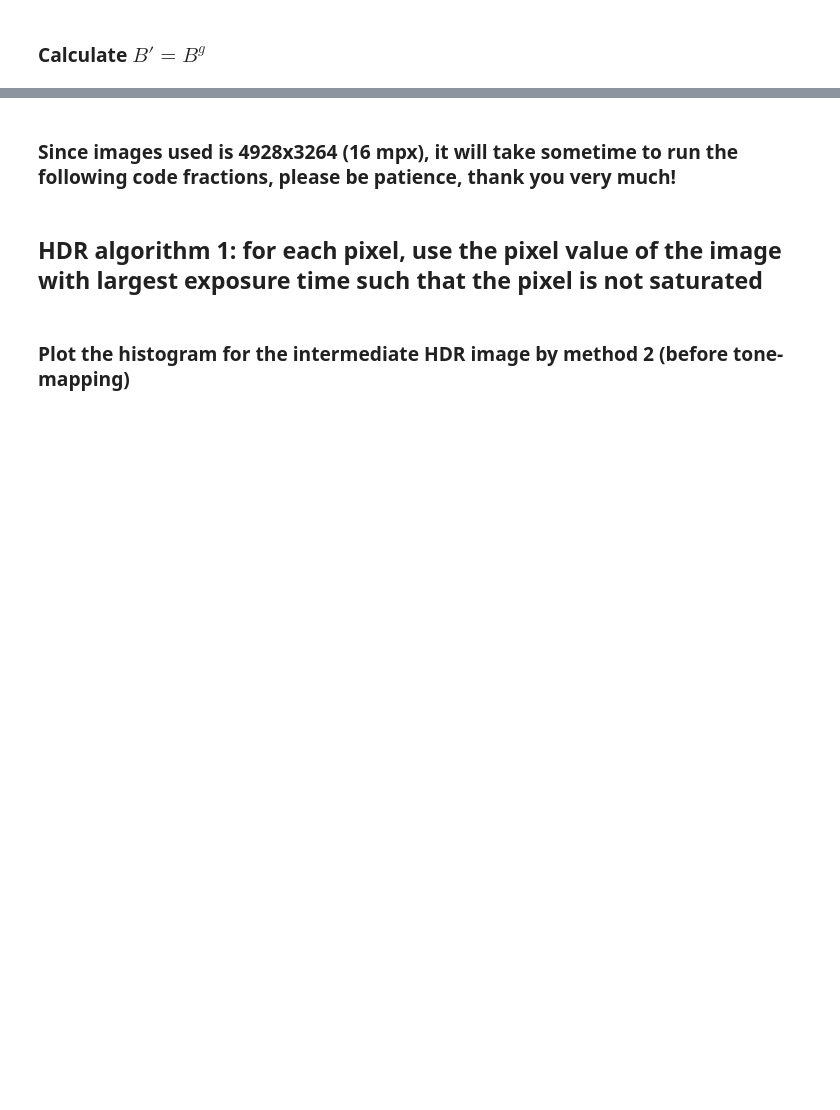
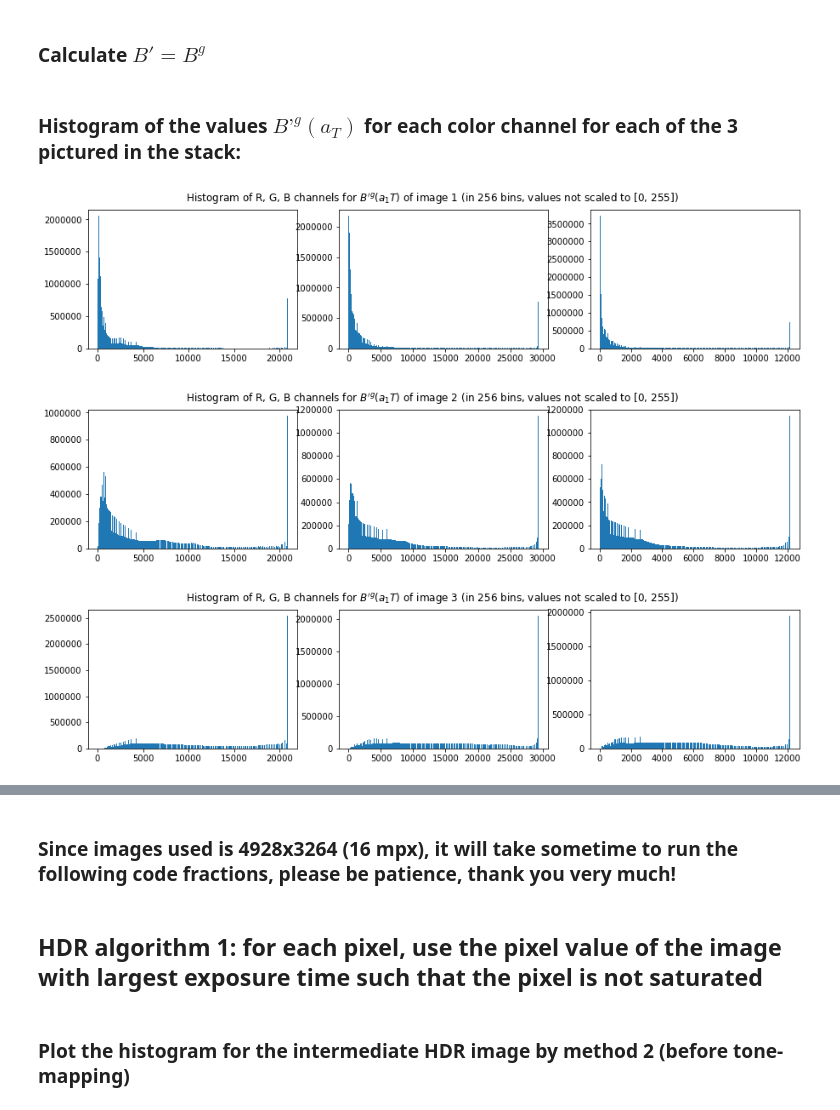
Before and after one commit to trungnguyencs/HDR-Imaging, a Jupyter notebook: HDR.ipynb, the cells around one changed output, grey strips where cells are left out. Saved outputs shown, nothing was run; the diff lists cells and outputs as text; code cells hidden in the pictures; blank space fills up the shorter version.

```diff
--- a/HDR.ipynb
+++ b/HDR.ipynb
@@ -74,3 +74,30 @@ for i in range(3):
     im1b[:,:,i] = np.power(im1[:,:,i],g[i])
     im2b[:,:,i] = np.power(im2[:,:,i],g[i])
     im3b[:,:,i] = np.power(im3[:,:,i],g[i])
+# %% [markdown]
+### Histogram of the values $B’^g(a_T)$ for each color channel for each of the 3 pictured in the stack:
+# %%
+plt.figure(figsize=(15,3));
+plt.subplot(1,3,1); plt.hist(im1b[:,:,0].ravel(),256,[0,255**g[0]])
+plt.subplot(1,3,2); plt.hist(im1b[:,:,1].ravel(),256,[0,255**g[1]])
+plt.subplot(1,3,3); plt.hist(im1b[:,:,2].ravel(),256,[0,255**g[2]])
+plt.suptitle('Histogram of R, G, B channels for $B\'^g(a_1T)$ of image 1 (in 256 bins, values not scaled to [0, 255])')
+plt.show()
+
+plt.figure(figsize=(15,3));
+plt.subplot(1,3,1); plt.hist(im2b[:,:,0].ravel(),256,[0,255**g[0]])
+plt.subplot(1,3,2); plt.hist(im2b[:,:,1].ravel(),256,[0,255**g[1]])
+plt.subplot(1,3,3); plt.hist(im2b[:,:,2].ravel(),256,[0,255**g[2]])
+plt.suptitle('Histogram of R, G, B channels for $B\'^g(a_1T)$ of image 2 (in 256 bins, values not scaled to [0, 255])')
+plt.show()
+
+plt.figure(figsize=(15,3));
+plt.subplot(1,3,1); plt.hist(im3b[:,:,0].ravel(),256,[0,255**g[0]])
+plt.subplot(1,3,2); plt.hist(im3b[:,:,1].ravel(),256,[0,255**g[1]])
+plt.subplot(1,3,3); plt.hist(im3b[:,:,2].ravel(),256,[0,255**g[2]])
+plt.suptitle('Histogram of R, G, B channels for $B\'^g(a_1T)$ of image 3 (in 256 bins, values not scaled to [0, 255])')
+plt.show()
+# %% [output]
+[figure, added]
+[figure, added]
+[figure, added]
```
Also changed, not shown: parts of 5 cells of this notebook, 1 other file.
